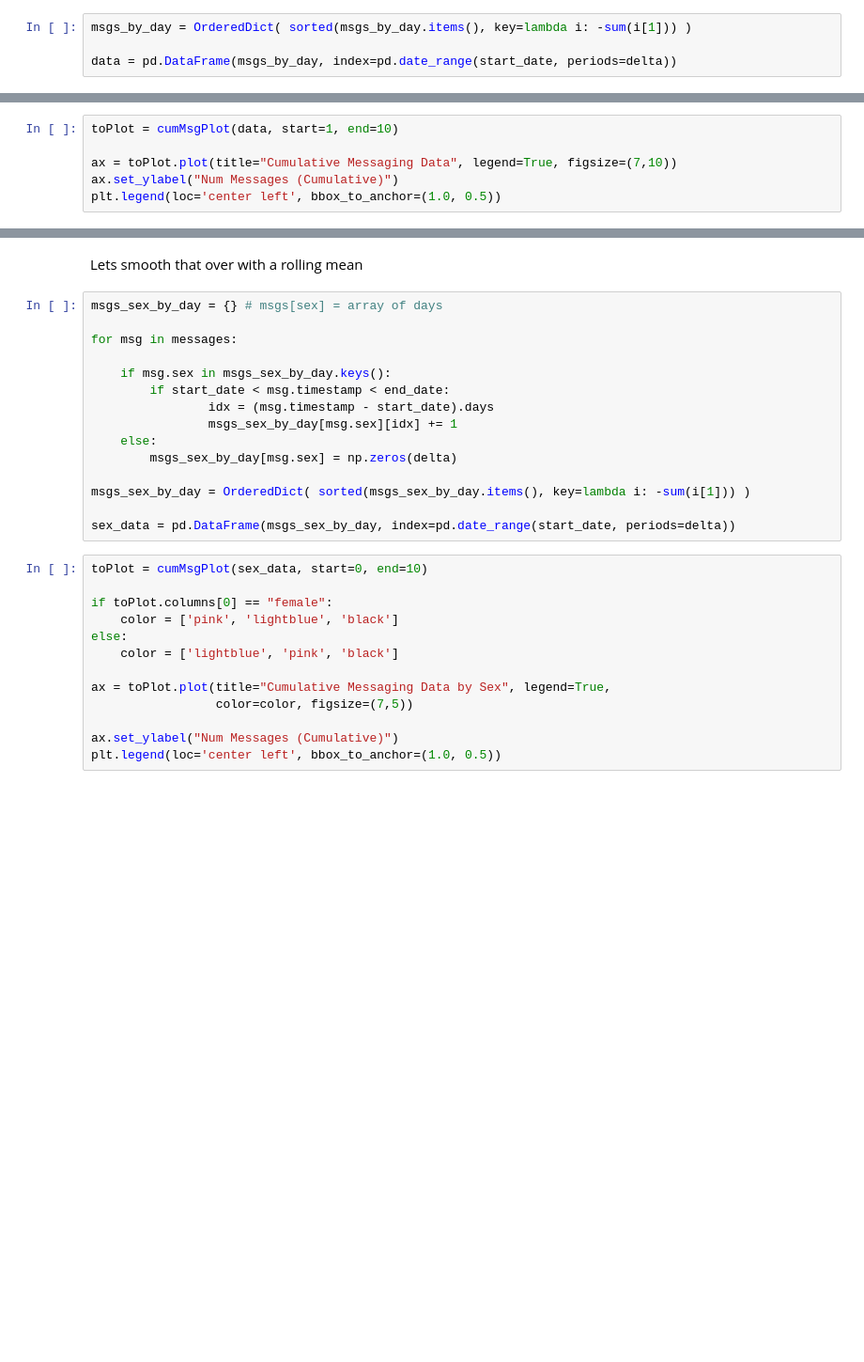
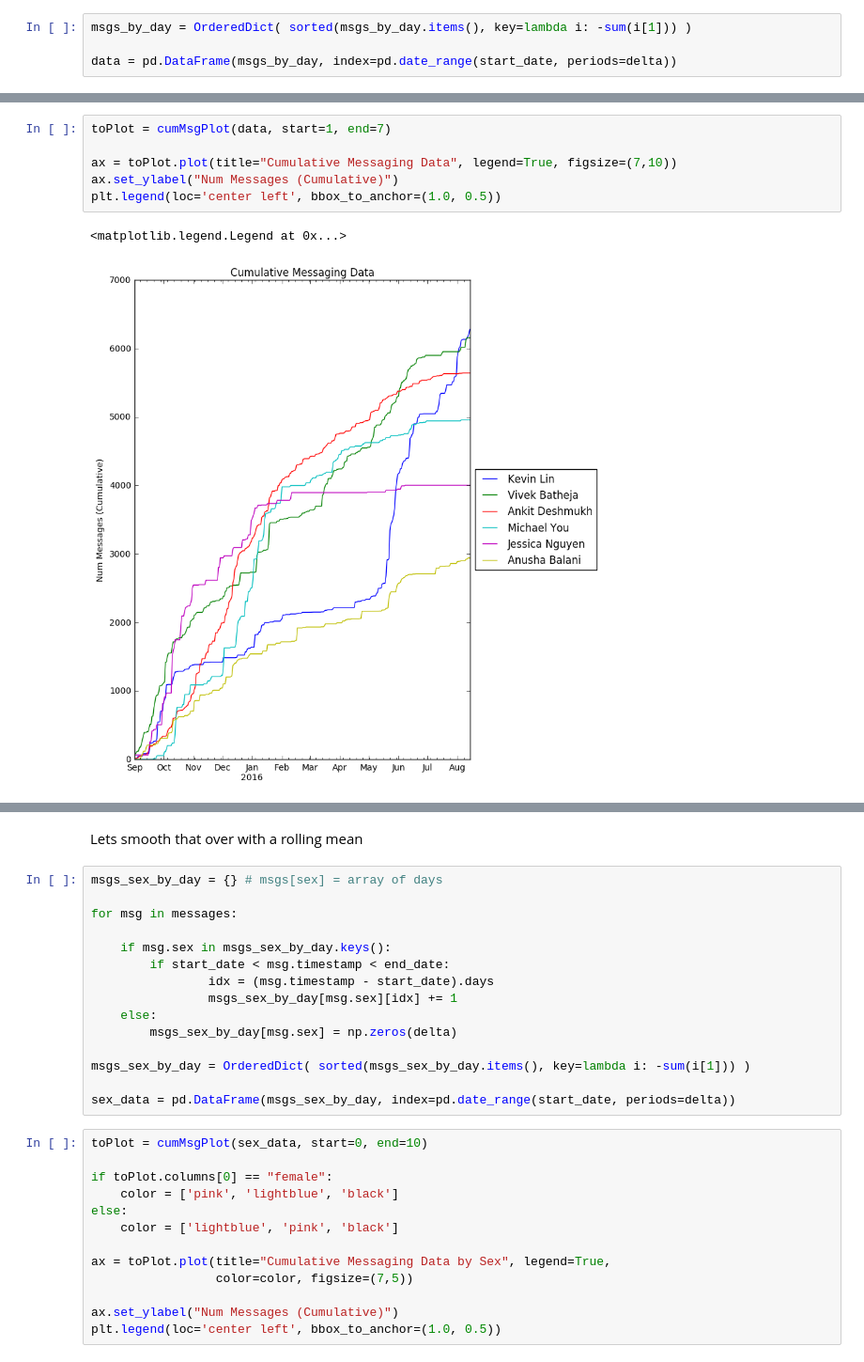
Before and after one commit to thesephist/MessengerGrapher, a Jupyter notebook: Grapher.ipynb, the cells around one changed output, grey strips where cells are left out. Shown: that part at 94% size. Cells and saved outputs as stored; diff of their text form; blank space fills up the shorter version.

```diff
--- a/Grapher.ipynb
+++ b/Grapher.ipynb
@@ -58,9 +67,12 @@ plt.legend(loc='center left', bbox_to_anchor=(1.0, 0.5))
 # %%
-toPlot = cumMsgPlot(data, start=1, end=10)
+toPlot = cumMsgPlot(data, start=1, end=7)
 
 ax = toPlot.plot(title="Cumulative Messaging Data", legend=True, figsize=(7,10))
 ax.set_ylabel("Num Messages (Cumulative)")
 plt.legend(loc='center left', bbox_to_anchor=(1.0, 0.5))
+# %% [output]
+<matplotlib.legend.Legend at 0x...>
+[figure, added]
 # %%
 def numTalkedToPlot(data, min_messages=1, rolling_window=1):
     talkedTo = data[ min_messages < data ]
```
Also changed, not shown: parts of 9 cells of this notebook, 2 other files.
